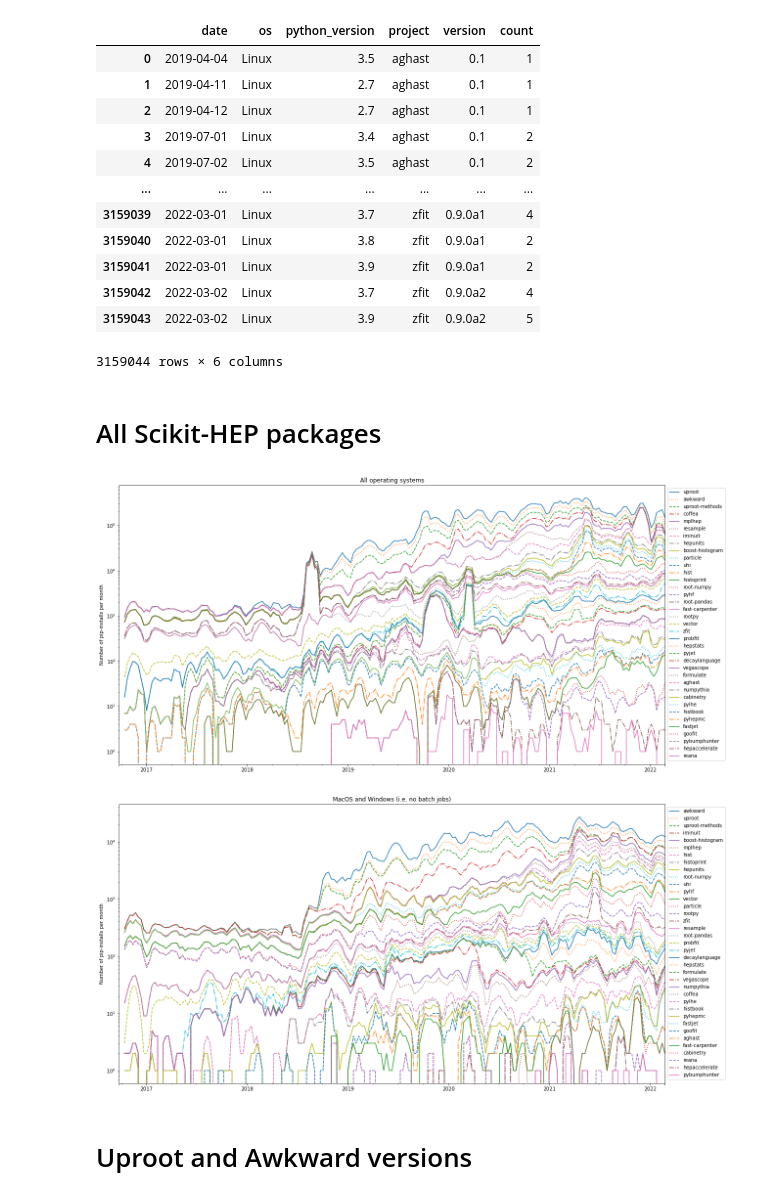
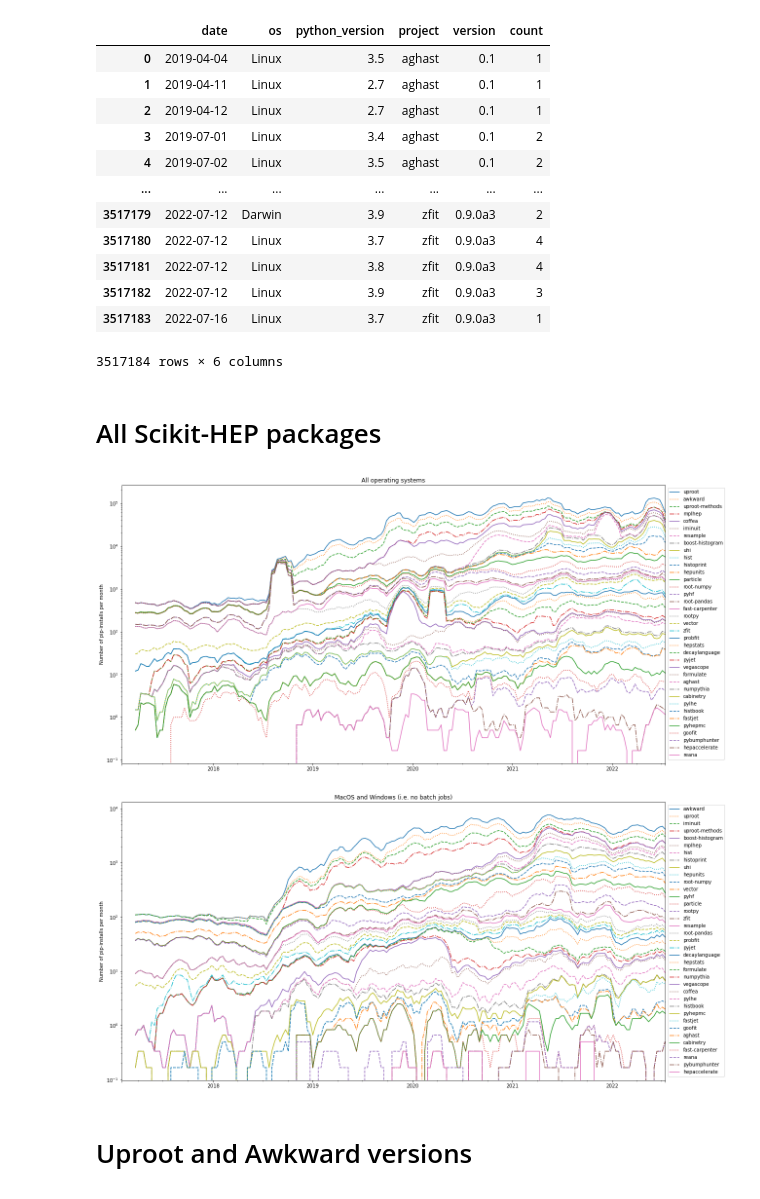
Before and after one commit to jpivarski-talks/2022-03-04-reload-statistics, a Jupyter notebook: pip-downloads.ipynb, the cells around one changed output. Saved outputs shown, nothing was run; the diff lists cells and outputs as text; code cells hidden in the pictures.

```diff
--- a/pip-downloads.ipynb
+++ b/pip-downloads.ipynb
@@ -2,7 +2,7 @@
 import pandas as pd
 import numpy as np
 # %%
-pip = pd.read_csv("~/storage/data/physicists/pip-counts-2022-03-04-big.csv", parse_dates=["date"], dtype={"python_version": str})
+pip = pd.read_csv("~/storage/data/physicists/pip-counts-2022-07-17.csv", parse_dates=["date"], dtype={"python_version": str})
 pip
 # %% [output]
 |  | date | os | python_version | project | version | count |
@@ -12,12 +12,12 @@ pip
 | 3 | 2019-07-01 | Linux | 3.4 | aghast | 0.1 | 2 |
 | 4 | 2019-07-02 | Linux | 3.5 | aghast | 0.1 | 2 |
 | ... | ... | ... | ... | ... | ... | ... |
-| 3159039 | 2022-03-01 | Linux | 3.7 | zfit | 0.9.0a1 | 4 |
-| 3159040 | 2022-03-01 | Linux | 3.8 | zfit | 0.9.0a1 | 2 |
-| 3159041 | 2022-03-01 | Linux | 3.9 | zfit | 0.9.0a1 | 2 |
-| 3159042 | 2022-03-02 | Linux | 3.7 | zfit | 0.9.0a2 | 4 |
-| 3159043 | 2022-03-02 | Linux | 3.9 | zfit | 0.9.0a2 | 5 |
+| 3517179 | 2022-07-12 | Darwin | 3.9 | zfit | 0.9.0a3 | 2 |
+| 3517180 | 2022-07-12 | Linux | 3.7 | zfit | 0.9.0a3 | 4 |
+| 3517181 | 2022-07-12 | Linux | 3.8 | zfit | 0.9.0a3 | 4 |
+| 3517182 | 2022-07-12 | Linux | 3.9 | zfit | 0.9.0a3 | 3 |
+| 3517183 | 2022-07-16 | Linux | 3.7 | zfit | 0.9.0a3 | 1 |
-3159044 rows × 6 columns
+3517184 rows × 6 columns
 # %% [markdown]
 # All Scikit-HEP packages
 # %%
@@ -89,7 +89,7 @@ for package in ascending:
 # %%
 all_scikiheps = pd.DataFrame(all_scikiheps, index=last.index)
 # %%
-ax = all_scikiheps[ascending[::-1]].rolling(3).sum().plot(logy=True, style=["-", ":", "--", "-."] * 10, figsize=(20, 10.5))
+ax = all_scikiheps[ascending[::-1]].rolling(6).mean().plot(logy=True, style=["-", ":", "--", "-."] * 10, figsize=(20, 10.5))
 ax.legend(loc="upper left", bbox_to_anchor=(1, 1))
 ax.set_xlabel("")
 ax.set_ylabel("Number of pip-installs per month")
@@ -97,7 +97,7 @@ ax.set_title("All operating systems")
 ax.get_figure().savefig("PLOTS/pip-allos-scikithep-log.svg")
 ax.get_figure().savefig("PLOTS/pip-allos-scikithep-log.pdf")
 # %% [output]
-[figure, old version]
+[figure, new version]
 # %%
 pip2 = pip[(pip["os"] == "Darwin") | (pip["os"] == "Windows")]
 # %%
@@ -169,15 +169,15 @@ for package in ascending:
 # %%
 all_scikiheps = pd.DataFrame(all_scikiheps, index=last.index)
 # %%
-ax = all_scikiheps[ascending[::-1]].rolling(3).sum().plot(logy=True, style=["-", ":", "--", "-."] * 10, figsize=(20, 10.5))
+ax = all_scikiheps[ascending[::-1]].rolling(6).mean().plot(logy=True, style=["-", ":", "--", "-."] * 10, figsize=(20, 10.5))
 ax.legend(loc="upper left", bbox_to_anchor=(1, 1))
 ax.set_xlabel("")
 ax.set_ylabel("Number of pip-installs per month")
 ax.set_title("MacOS and Windows (i.e. no batch jobs)")
 ax.get_figure().savefig("PLOTS/pip-macwin-scikithep-log.svg")
 ax.get_figure().savefig("PLOTS/pip-macwin-scikithep-log.pdf")
 # %% [output]
-[figure, old version]
+[figure, new version]
 # %% [markdown]
 # Uproot and Awkward versions
 # %%
```
Also changed, not shown: parts of 30 cells of this notebook, 44 other files.
